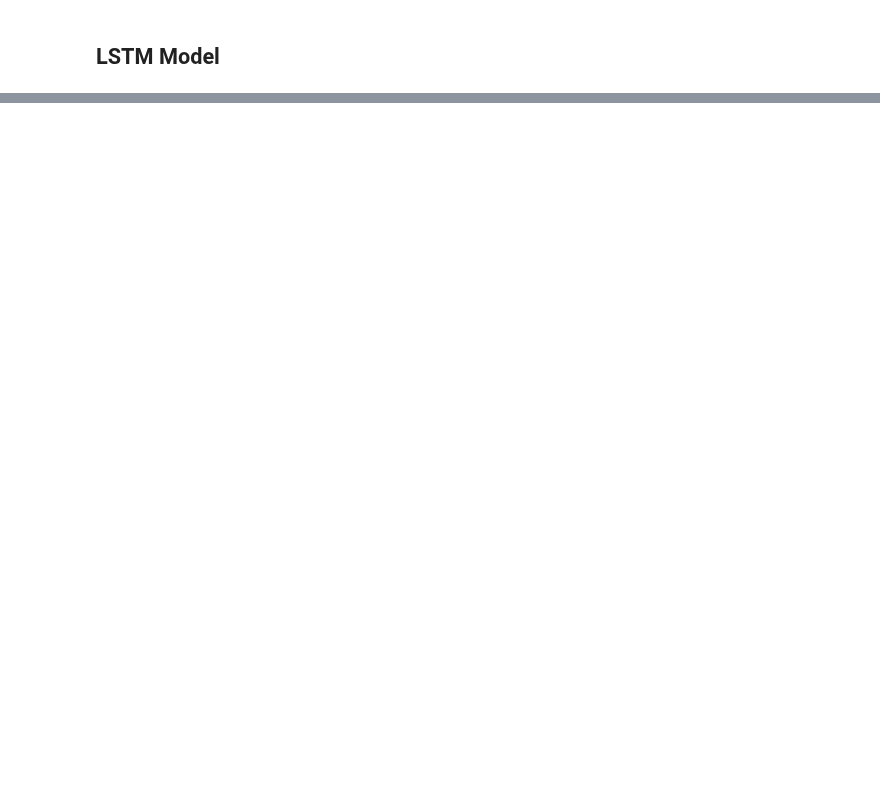
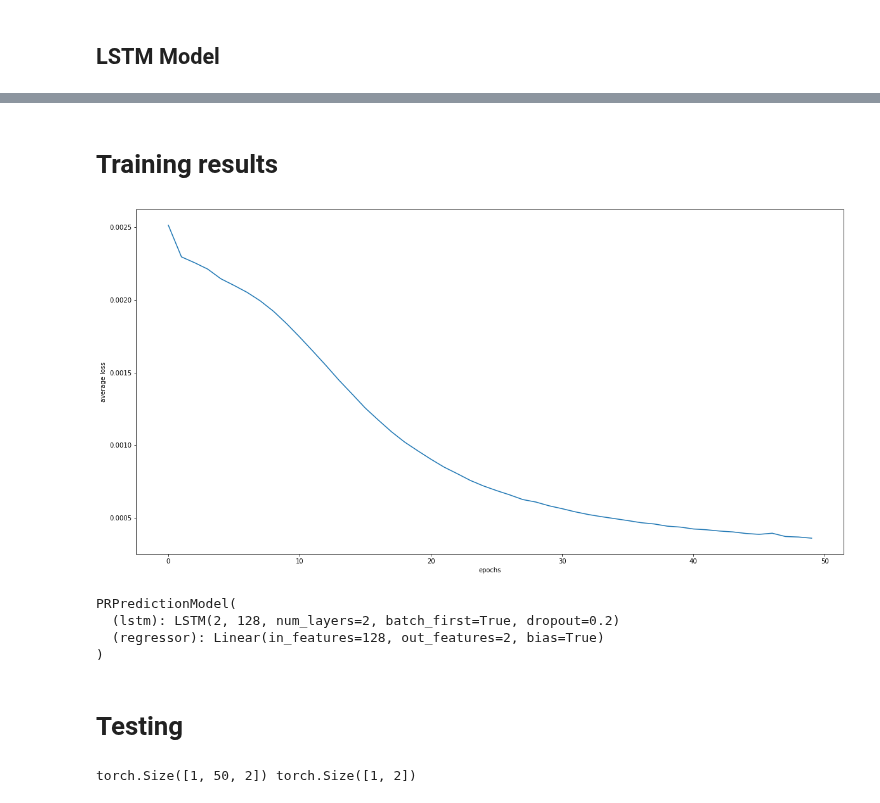
Before and after one commit to lancedw/3D-state-prediction-for-surface-vessels-using-IMU-data-and-images, a Jupyter notebook: code/notebooks/pr_predictor.ipynb, the cells around one changed output, grey strips where cells are left out. Drawn from its saved outputs; the diff is of its cells as text; code cells hidden in the pictures; blank space fills up the shorter version.

Commit message:
LSTM model and results for predicting P&R

```diff
--- a/code/notebooks/pr_predictor.ipynb
+++ b/code/notebooks/pr_predictor.ipynb
@@ -369,7 +280,7 @@ class PRDataset(Dataset):
         )
 # %%
 class PRDataModule(pl.LightningDataModule):
-    def __init__(self, train_sequences, test_sequences, batchsize = 8):
+    def __init__(self, train_sequences, test_sequences, batchsize = BATCH_SIZE):
         super().__init__()
         self.train_sequences = train_sequences
         self.test_sequences = test_sequences
@@ -417,7 +325,8 @@ tensor(0.2262)
 # %%
-for item in data_module_train_dataloader:
-    print(item["sequence"].shape)
-    print(item["label"].shape)
+# batch size 64, 2 in- and out features
+for batch in data_module_train_dataloader:
+    print(batch["sequence"].shape)
+    print(batch["labels"].shape)
     break
 # %% [output]
 torch.Size([64, 50, 2])
@@ -562,12 +348,0 @@ model.freeze()
-# %%
-predictions = []
-labels = []
-loss_values = []
-
-for item in tqdm(data_module.test_dataset):
-    seq = item["sequence"]
-    label = item["label"]
-
-    loss, output = model(seq.unsqueeze(dim=0))
-    predictions.append(output.item())
-    labels.append(label.item())
@@ -681,0 +379,15 @@ class LSTM_PR(nn.Module):
+# %%
+model = PRPredictionModel(2,2)
+
+if CUDA:
+    model.cuda()
+
+x_train = 0
+y_train = 0
+
+for batch in data_module_train_dataloader:
+    x_train = batch["sequence"]
+    y_train = batch["labels"]
+    break
+
+print(x_train.shape, y_train.shape)
@@ -681,0 +458,10 @@ class LSTM_PR(nn.Module):
+# %% [markdown]
+# Training results
+# %%
+plt.figure(figsize=(20, 10))
+plt.plot(range(n_epochs), losses_epoch)
+plt.xlabel("epochs")
+plt.ylabel("average loss")
+plt.show()
+# %% [output]
+[figure, added]
@@ -681,0 +470,29 @@ class LSTM_PR(nn.Module):
+# %%
+loaded_model = PRPredictionModel(in_features=2, out_features=2)
+loaded_model.load_state_dict(torch.load('model_states/PR_LSTM'))
+if CUDA:
+    loaded_model = loaded_model.cuda()
+loaded_model.eval()
+# %% [output]
+PRPredictionModel(
+  (lstm): LSTM(2, 128, num_layers=2, batch_first=True, dropout=0.2)
+  (regressor): Linear(in_features=128, out_features=2, bias=True)
+)
+# %% [markdown]
+# Testing
+# %%
+x_test = 0
+y_test = 0
+
+for batch in data_module.test_dataloader():
+    x_test = batch["sequence"]
+    y_test = batch["labels"]
+    break
+
+if CUDA:
+    x_test = x_test.cuda()
+    y_test = y_test.cuda()
+
+print(x_test.shape, y_test.shape)
+# %% [output]
+torch.Size([1, 50, 2]) torch.Size([1, 2])
```
Also changed, not shown: parts of 56 cells of this notebook, 9 other files.
